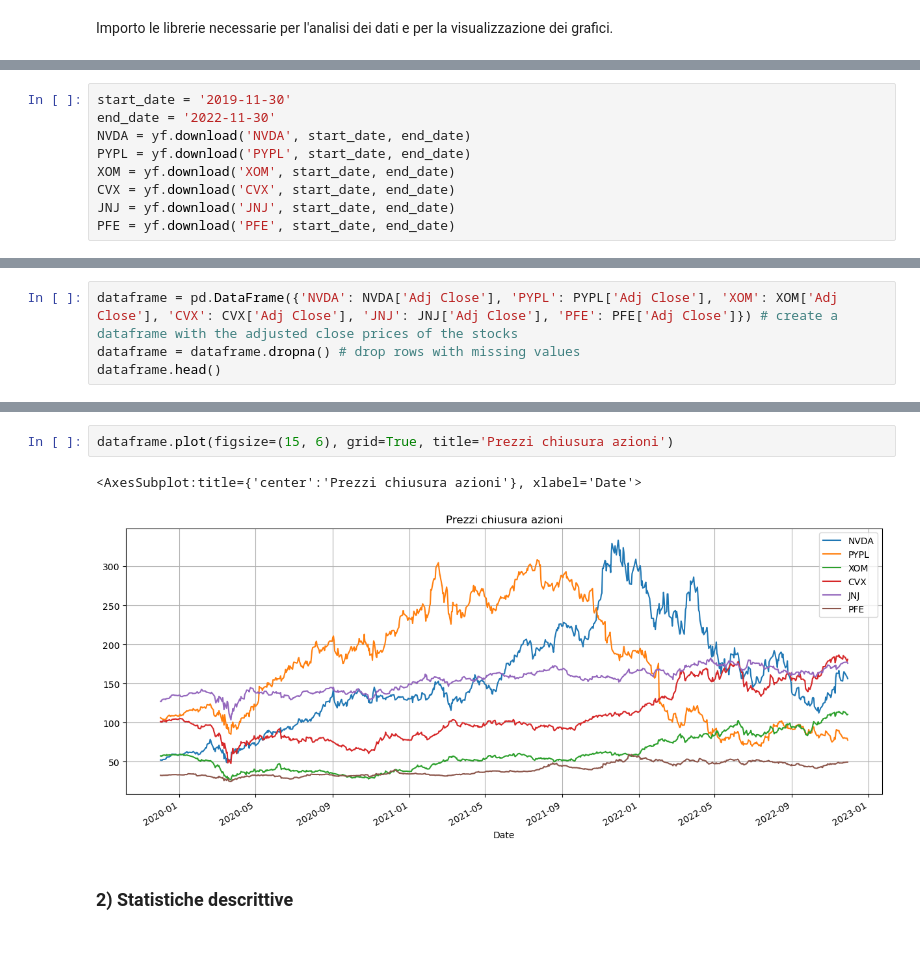
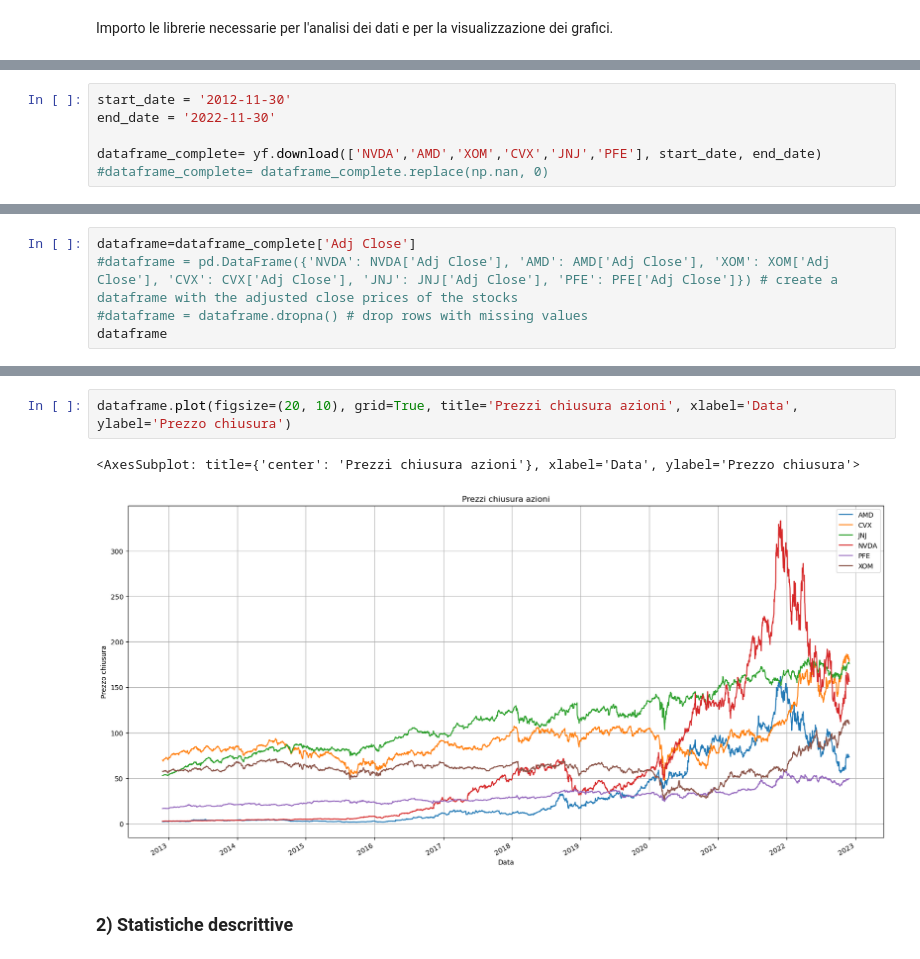
Before and after one commit to steq28/Progetto_BISF, a Jupyter notebook: progetto.ipynb, the cells around one changed output, grey strips where cells are left out. Cells and saved outputs as stored; diff of their text form.

```diff
--- a/progetto.ipynb
+++ b/progetto.ipynb
@@ -14,10 +20,7 @@ import matplotlib.pyplot as plt
 # %%
-start_date = '2019-11-30'
+start_date = '2012-11-30'
 end_date = '2022-11-30'
-NVDA = yf.download('NVDA', start_date, end_date)
-PYPL = yf.download('PYPL', start_date, end_date)
-XOM = yf.download('XOM', start_date, end_date)
-CVX = yf.download('CVX', start_date, end_date)
-JNJ = yf.download('JNJ', start_date, end_date)
-PFE = yf.download('PFE', start_date, end_date)
+
+dataframe_complete= yf.download(['NVDA','AMD','XOM','CVX','JNJ','PFE'], start_date, end_date)
+#dataframe_complete= dataframe_complete.replace(np.nan, 0)
 # %% [output]
@@ -32,5 +30,6 @@ Creazione del dataframe con i dati utilizzati per il progetto
 # %%
-dataframe = pd.DataFrame({'NVDA': NVDA['Adj Close'], 'PYPL': PYPL['Adj Close'], 'XOM': XOM['Adj Close'], 'CVX': CVX['Adj Close'], 'JNJ': JNJ['Adj Close'], 'PFE': PFE['Adj Close']}) # create a dataframe with the adjusted close prices of the stocks
-dataframe = dataframe.dropna() # drop rows with missing values
-dataframe.head()
+dataframe=dataframe_complete['Adj Close']
+#dataframe = pd.DataFrame({'NVDA': NVDA['Adj Close'], 'AMD': AMD['Adj Close'], 'XOM': XOM['Adj Close'], 'CVX': CVX['Adj Close'], 'JNJ': JNJ['Adj Close'], 'PFE': PFE['Adj Close']}) # create a dataframe with the adjusted close prices of the stocks
+#dataframe = dataframe.dropna() # drop rows with missing values
+dataframe
 # %% [output]
@@ -44,7 +50,7 @@ dataframe.head()
 # %%
-dataframe.plot(figsize=(15, 6), grid=True, title='Prezzi chiusura azioni')
+dataframe.plot(figsize=(20, 10), grid=True, title='Prezzi chiusura azioni', xlabel='Data', ylabel='Prezzo chiusura')
 # %% [output]
-<AxesSubplot:title={'center':'Prezzi chiusura azioni'}, xlabel='Date'>
+<AxesSubplot: title={'center': 'Prezzi chiusura azioni'}, xlabel='Data', ylabel='Prezzo chiusura'>
-[figure, old version]
+[figure, new version]
 # %% [markdown]
 ### 2) Statistiche descrittive
```
Also changed, not shown: parts of 76 cells of this notebook, 14 other files.
